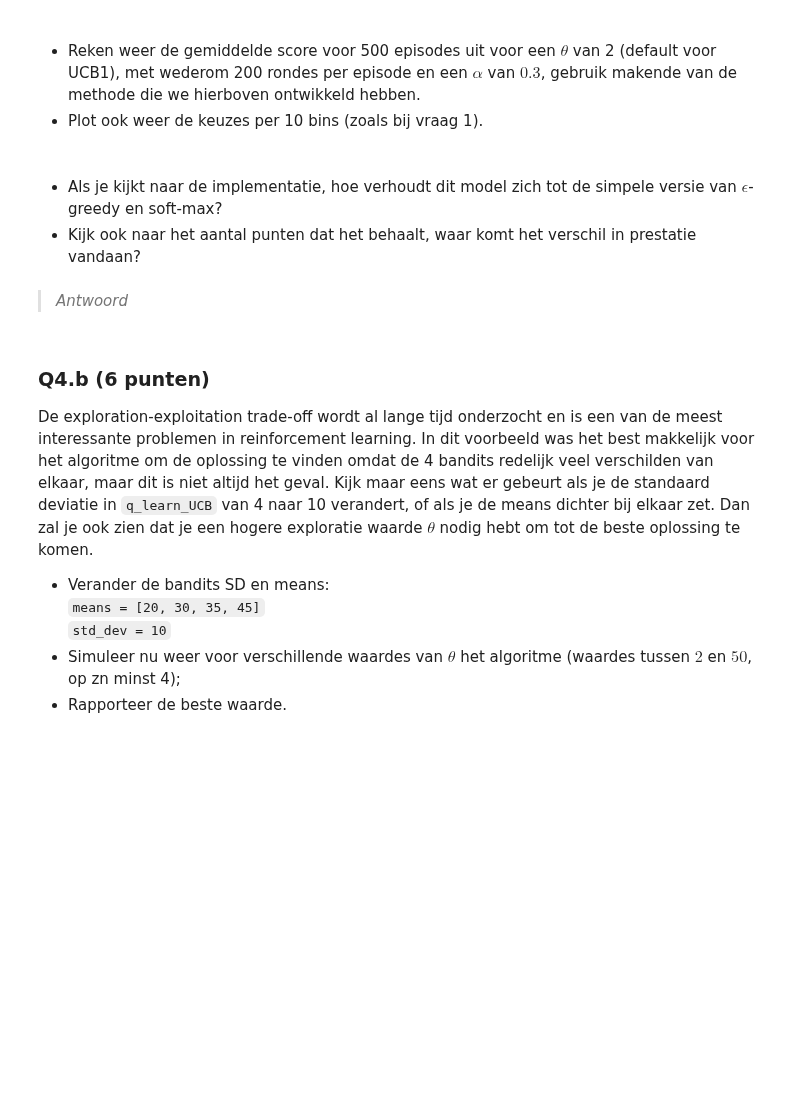
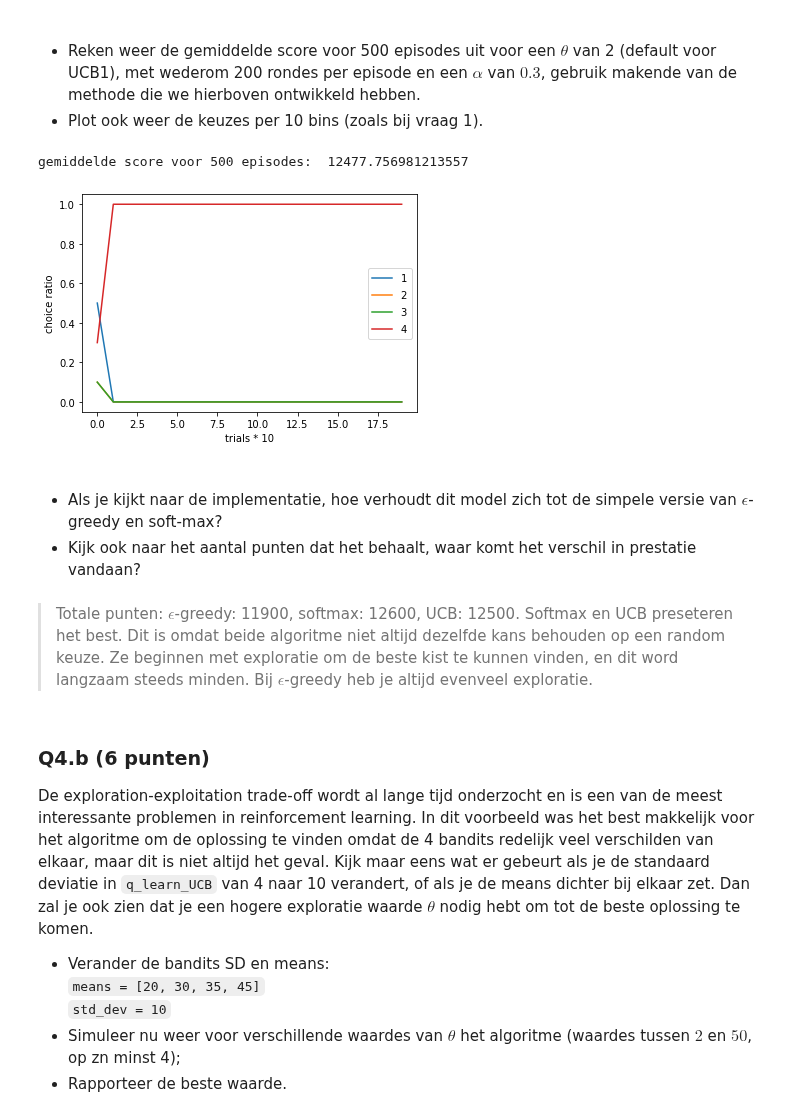
Before and after one commit to Tim-pijnacker/CGM, a Jupyter notebook: Assignment_2/Assignment_2.ipynb, the cells around one changed output. Cells and saved outputs as stored; diff of their text form; code cells hidden in the pictures; blank space fills up the shorter version.

```diff
--- a/Assignment_2/Assignment_2.ipynb
+++ b/Assignment_2/Assignment_2.ipynb
@@ -464,0 +621,13 @@ def q_learn_softmax(alpha, theta, trials=200):
+# %%
+ql_sm = []
+thetas = [.01, .05, .1, .15, .3, .5, .7, 1.0]
+
+for th in thetas:
+    ql_th = []
+    for i in range(500):
+        ql_th.append(q_learn_softmax(0.3, th)[1])
+    ql_sm.append(ql_th)
+
+ql_sm = np.array(ql_sm)
+
+print(ql_sm.sum(axis=1) / 500)
@@ -497,7 +711,3 @@ Implementeer nu de UCB exploratie regel op basis van de `q_learn` functie en gee
 
 * Gebruik elke ronde de $Q'(Action)$ informatie om de robot een kist te laten kiezen.
 * Zorg ook dat deze elke ronde  $\eta$ van elke kist wordt opgeslagen zodat we hier later weer naar kunnen kijken.
-# %%
-def q_learn_UCB(alpha, theta, trials=200):
-    # TO DO
-    return (Q, total_score, choice_1,choice_2,choice_3,choice_4,outcomes,eta_1,eta_2,eta_3,eta_4,QQ)
@@ -512,10 +753,40 @@ def q_learn_UCB(alpha, theta, trials=200):
+# %%
+ucb = []
+
+for i in range(500):
+    ucb.append(q_learn_UCB(0.3, 2)[1])
+
+ucb = np.array(ucb)
+
+print("gemiddelde score voor 500 episodes: ", ucb.sum()/500)
+
+width = 10
+res = q_learn_UCB(0.3, 2)
+
+result1 = res[2][:(res[2].size // width) * width].reshape(-1, width).mean(axis=1)
+result2 = res[3][:(res[3].size // width) * width].reshape(-1, width).mean(axis=1)
+result3 = res[4][:(res[4].size // width) * width].reshape(-1, width).mean(axis=1)
+result4 = res[5][:(res[5].size // width) * width].reshape(-1, width).mean(axis=1)
+
+plt.plot(result1, label=r"$1$")
+plt.plot(result2, label=r"$2$")
+plt.plot(result3, label=r"$3$")
+plt.plot(result4, label=r"$4$")
+plt.legend()
+plt.ylabel("choice ratio")
+plt.xlabel("trials * 10")
+plt.show()
+# %% [output]
+gemiddelde score voor 500 episodes:  12477.756981213557
+[figure, added]
 # %% [markdown]
 <br>
 
 * Als je kijkt naar de implementatie, hoe verhoudt dit model zich tot de simpele versie van $\epsilon$-greedy en soft-max?
 * Kijk ook naar het aantal punten dat het behaalt, waar komt het verschil in prestatie vandaan?
-# %% [markdown]
-> *Antwoord*
+# %% [markdown]
+> Totale punten: $\epsilon$-greedy: 11900, softmax: 12600, UCB: 12500.
+> Softmax en UCB preseteren het best. Dit is omdat beide algoritme niet altijd dezelfde kans behouden op een random keuze. Ze beginnen met exploratie om de beste kist te kunnen vinden, en dit word langzaam steeds minden. Bij $\epsilon$-greedy heb je altijd evenveel exploratie.
 # %% [markdown]
 ### Q4.b (6 punten)
 De exploration-exploitation trade-off wordt al lange tijd onderzocht en is een van de meest interessante problemen in reinforcement learning. In dit voorbeeld was het best makkelijk voor het algoritme om de oplossing te vinden omdat de 4 bandits redelijk veel verschilden van elkaar, maar dit is niet altijd het geval. Kijk maar eens wat er gebeurt als je de standaard deviatie in `q_learn_UCB` van 4 naar 10 verandert, of als je de means dichter bij elkaar zet. Dan zal je ook zien dat je een hogere exploratie waarde $\theta$ nodig hebt om tot de beste oplossing te komen.
```
Also changed, not shown: parts of 42 cells of this notebook.
